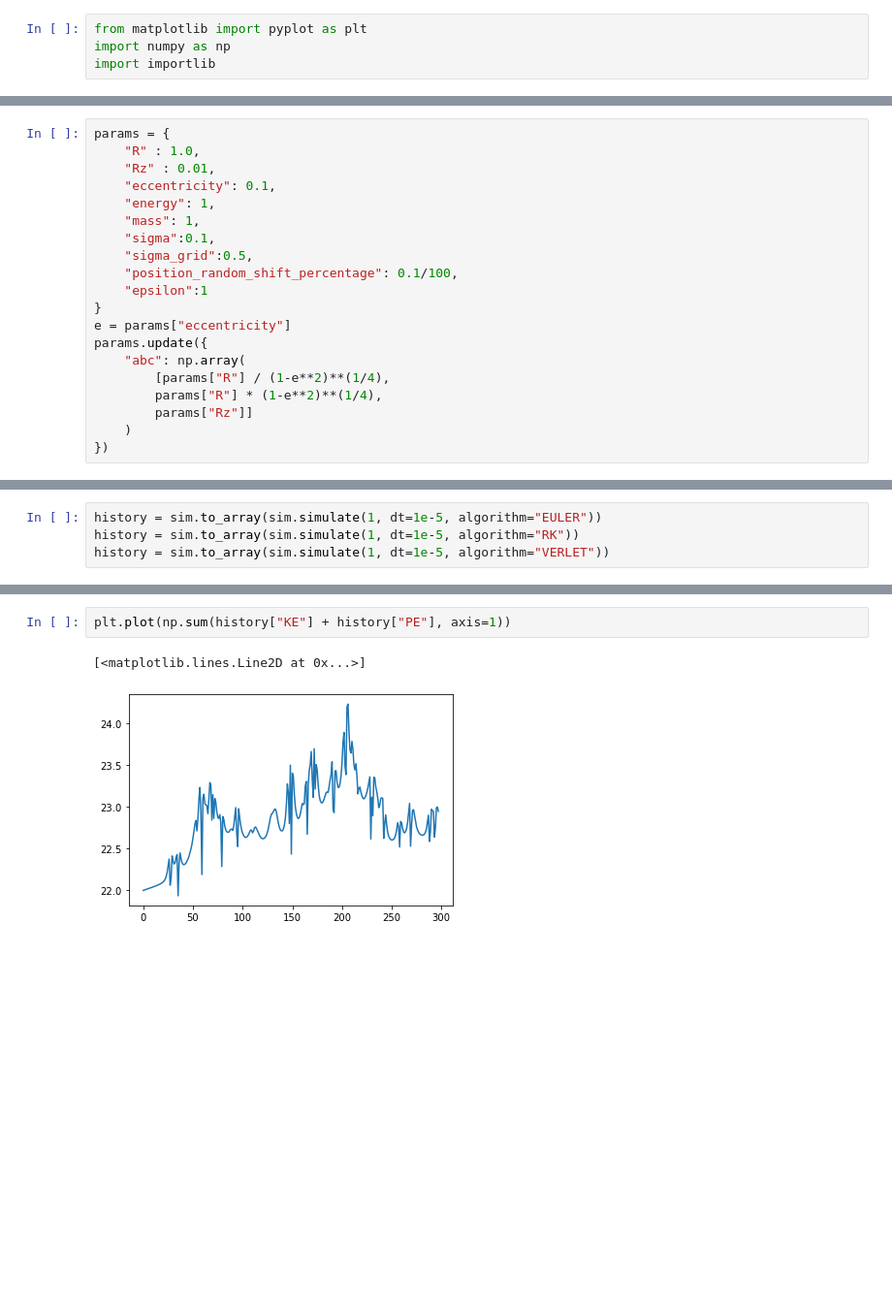
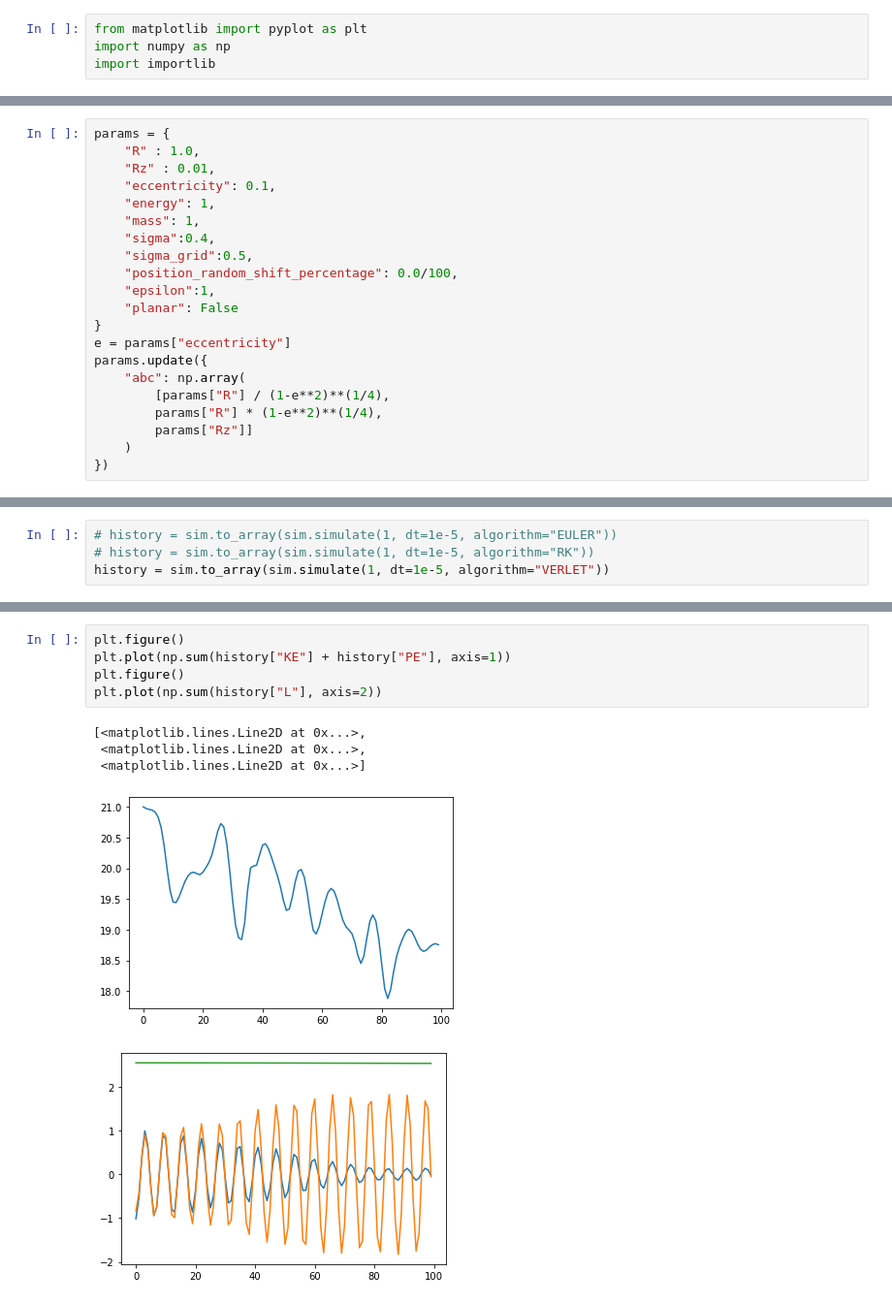
Before and after one commit to ashmat98/LJ-magnetic, a Jupyter notebook: Simulate test.ipynb, the cells around one changed output, grey strips where cells are left out. Shown at 97% size. Cells and saved outputs as stored; diff of their text form; blank space fills up the shorter version.

Commit message:
angular momentum, planar initialisation

```diff
--- a/Simulate test.ipynb
+++ b/Simulate test.ipynb
@@ -14,10 +12,11 @@ params = {
     "eccentricity": 0.1,
     "energy": 1,
     "mass": 1,
-    "sigma":0.1,
+    "sigma":0.4,
     "sigma_grid":0.5,
-    "position_random_shift_percentage": 0.1/100,
-    "epsilon":1
+    "position_random_shift_percentage": 0.0/100,
+    "epsilon":1,
+    "planar": False
 }
 e = params["eccentricity"]
 params.update({
@@ -36,4 +35,4 @@ NameError: name 'SimulatorLennard' is not defined
 # %%
-history = sim.to_array(sim.simulate(1, dt=1e-5, algorithm="EULER"))
-history = sim.to_array(sim.simulate(1, dt=1e-5, algorithm="RK"))
+# history = sim.to_array(sim.simulate(1, dt=1e-5, algorithm="EULER"))
+# history = sim.to_array(sim.simulate(1, dt=1e-5, algorithm="RK"))
 history = sim.to_array(sim.simulate(1, dt=1e-5, algorithm="VERLET"))
@@ -40,5 +43,11 @@ history = sim.to_array(sim.simulate(1, dt=1e-5, algorithm="VERLET"))
 # %%
+plt.figure()
 plt.plot(np.sum(history["KE"] + history["PE"], axis=1))
+plt.figure()
+plt.plot(np.sum(history["L"], axis=2))
 # %% [output]
-[<matplotlib.lines.Line2D at 0x...>]
+[<matplotlib.lines.Line2D at 0x...>,
+ <matplotlib.lines.Line2D at 0x...>,
+ <matplotlib.lines.Line2D at 0x...>]
-[figure, old version]
+[figure, new version]
+[figure, added]
```
Also changed, not shown: parts of 4 cells of this notebook, 2 other files.
